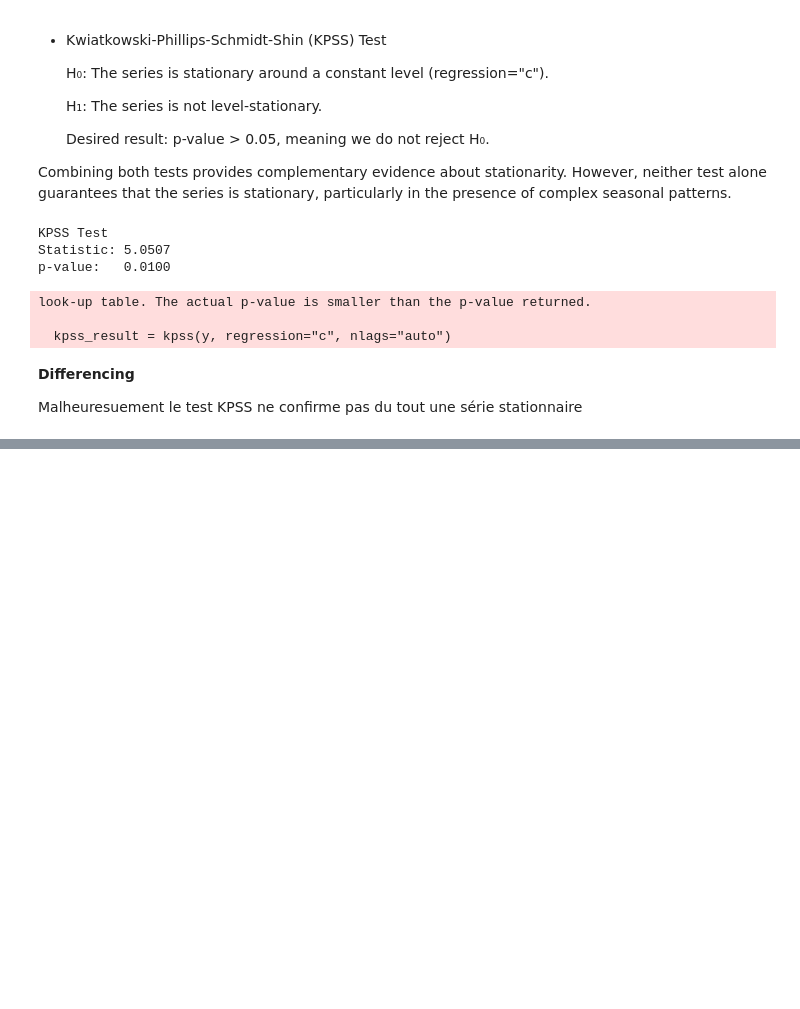
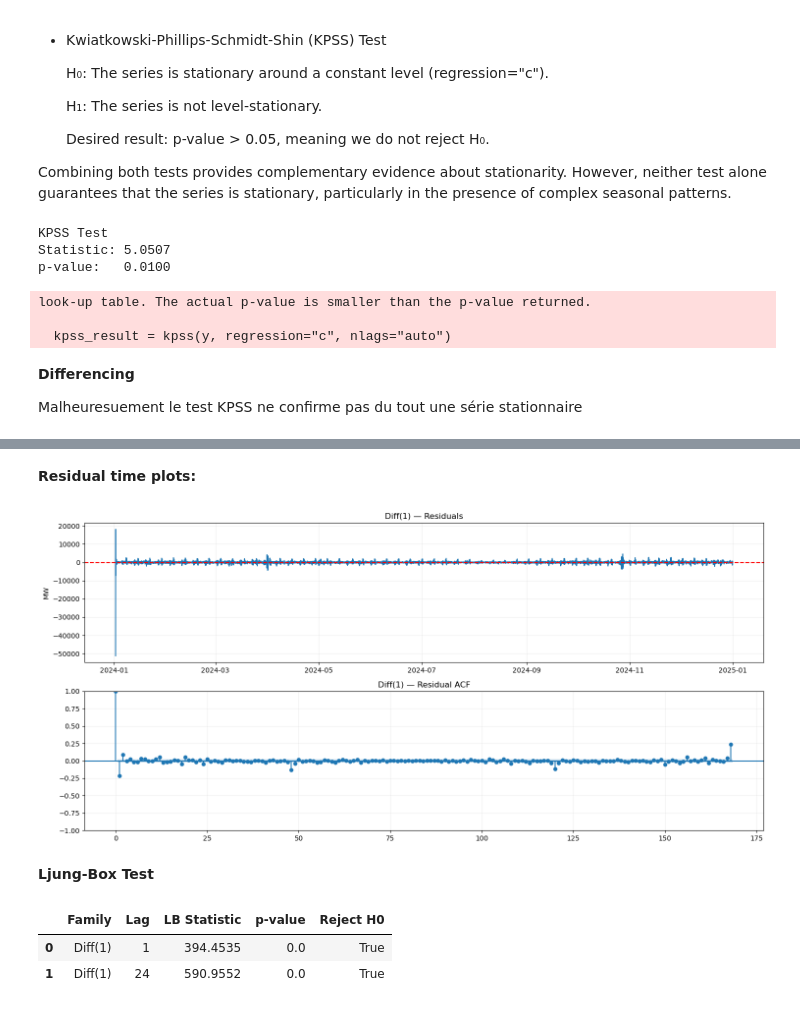
Before and after one commit to Alexandro-Biz24/TimeSeries_RTE_Project, a Jupyter notebook: Project_RTE_BIZEUL_CHEN_BROUQUIER.ipynb, the cells around one changed output, grey strips where cells are left out. Saved outputs shown, nothing was run; the diff lists cells and outputs as text; code cells hidden in the pictures; blank space fills up the shorter version.

Commit message:
Update time series project

```diff
--- a/Project_RTE_BIZEUL_CHEN_BROUQUIER.ipynb
+++ b/Project_RTE_BIZEUL_CHEN_BROUQUIER.ipynb
@@ -1021,0 +1591,63 @@ Malheuresuement le test KPSS ne confirme pas du tout une série stationnaire
+# %% [markdown]
+**Residual time plots:**
+# %%
+from statsmodels.graphics.tsaplots import plot_acf
+import matplotlib.pyplot as plt
+
+for family, result in best_models.items():
+
+    # Discard initialization observations
+    burn = result.loglikelihood_burn
+    resid = result.resid.iloc[burn:].dropna()
+
+    fig, axes = plt.subplots(2, 1, figsize=(15, 7))
+
+    axes[0].plot(resid.index, resid)
+    axes[0].axhline(0, color="red", linestyle="--")
+    axes[0].set_title(f"{family} — Residuals")
+    axes[0].set_ylabel("MW")
+    axes[0].grid(alpha=0.2)
+
+    plot_acf(resid, lags=168, ax=axes[1])
+    axes[1].set_title(f"{family} — Residual ACF")
+    axes[1].grid(alpha=0.2)
+
+    plt.tight_layout()
+    plt.show()
+# %% [output]
+[figure, added]
+# %% [markdown]
+**Ljung-Box Test**
+# %%
+from statsmodels.stats.diagnostic import acorr_ljungbox
+
+ljung_results = []
+
+for family, result in best_models.items():
+
+    burn = result.loglikelihood_burn
+    resid = result.resid.iloc[burn:].dropna()
+
+    lb = acorr_ljungbox(
+        resid,
+        lags=[1, 24],
+        model_df=0,
+        return_df=True
+    )
+
+    for lag, row in lb.iterrows():
+        ljung_results.append({
+            "Family": family,
+            "Lag": lag,
+            "LB Statistic": row["lb_stat"],
+            "p-value": row["lb_pvalue"],
+            "Reject H0": row["lb_pvalue"] < 0.05
+        })
+
+ljung_results = pd.DataFrame(ljung_results)
+
+display(ljung_results.round(4))
+# %% [output]
+|  | Family | Lag | LB Statistic | p-value | Reject H0 |
+| 0 | Diff(1) | 1 | 394.4535 | 0.0 | True |
+| 1 | Diff(1) | 24 | 590.9552 | 0.0 | True |
```
Also changed, not shown: parts of 40 cells of this notebook.
